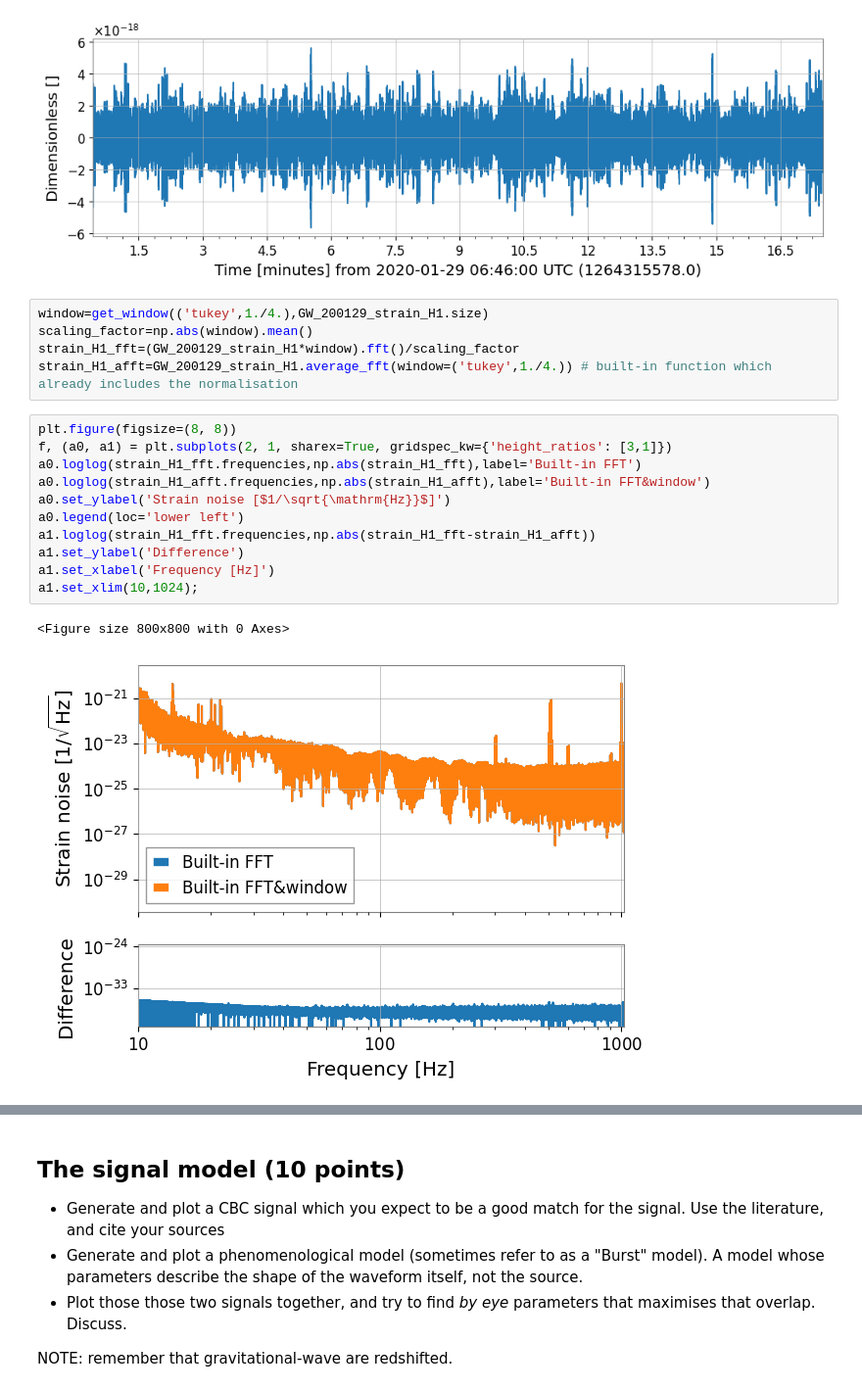
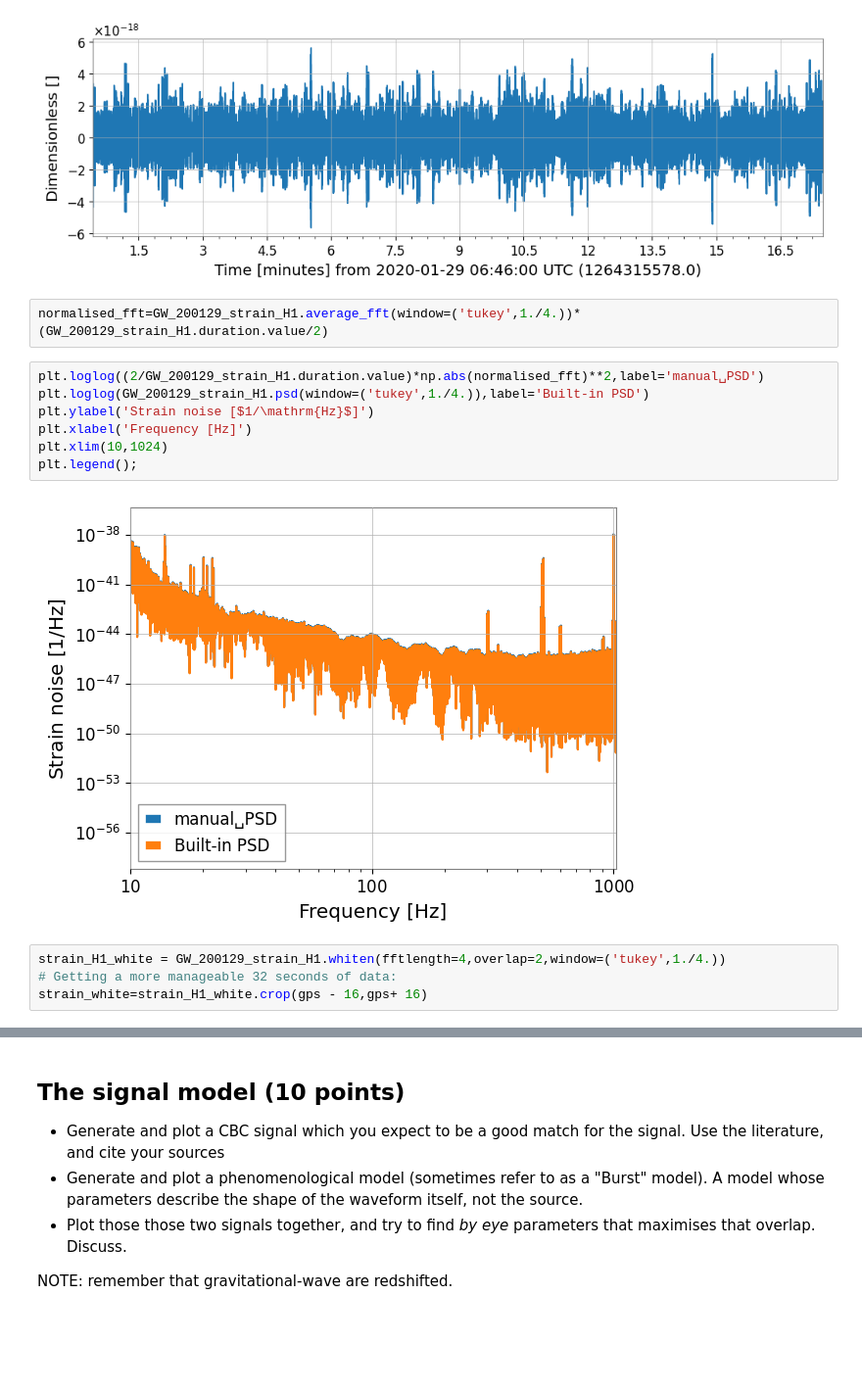
Before and after one commit to hjornskar-ctrl/dim-clem, a Jupyter notebook: final_project.ipynb, the cells around one changed output, grey strips where cells are left out. Shown: that part at 98% size. Drawn from its saved outputs; the diff is of its cells as text; blank space fills up the shorter version.

```diff
--- a/final_project.ipynb
+++ b/final_project.ipynb
@@ -64,22 +86,18 @@ H1_strain = GW_200129_strain_H1.plot()
 L1_strain = GW_200129_strain_L1.plot()
 # %% [output]
 [figure]
-# %%
-window=get_window(('tukey',1./4.),GW_200129_strain_H1.size)
-scaling_factor=np.abs(window).mean()
-strain_H1_fft=(GW_200129_strain_H1*window).fft()/scaling_factor
-strain_H1_afft=GW_200129_strain_H1.average_fft(window=('tukey',1./4.)) # built-in function which already includes the normalisation
-# %%
-plt.figure(figsize=(8, 8))
-f, (a0, a1) = plt.subplots(2, 1, sharex=True, gridspec_kw={'height_ratios': [3,1]})
-a0.loglog(strain_H1_fft.frequencies,np.abs(strain_H1_fft),label='Built-in FFT')
-a0.loglog(strain_H1_afft.frequencies,np.abs(strain_H1_afft),label='Built-in FFT&window')
-a0.set_ylabel('Strain noise [$1/\sqrt{\mathrm{Hz}}$]')
-a0.legend(loc='lower left')
-a1.loglog(strain_H1_fft.frequencies,np.abs(strain_H1_fft-strain_H1_afft))
-a1.set_ylabel('Difference')
-a1.set_xlabel('Frequency [Hz]')
-a1.set_xlim(10,1024);
-# %% [output]
-<Figure size 800x800 with 0 Axes>
-[figure, removed]
+# %%
+normalised_fft=GW_200129_strain_H1.average_fft(window=('tukey',1./4.))*(GW_200129_strain_H1.duration.value/2)
+# %%
+plt.loglog((2/GW_200129_strain_H1.duration.value)*np.abs(normalised_fft)**2,label='manual␣PSD')
+plt.loglog(GW_200129_strain_H1.psd(window=('tukey',1./4.)),label='Built-in PSD')
+plt.ylabel('Strain noise [$1/\mathrm{Hz}$]')
+plt.xlabel('Frequency [Hz]')
+plt.xlim(10,1024)
+plt.legend();
+# %% [output]
+[figure, added]
+# %%
+strain_H1_white = GW_200129_strain_H1.whiten(fftlength=4,overlap=2,window=('tukey',1./4.))
+# Getting a more manageable 32 seconds of data:
+strain_white=strain_H1_white.crop(gps - 16,gps+ 16)
```
Also changed, not shown: parts of 15 cells of this notebook.
